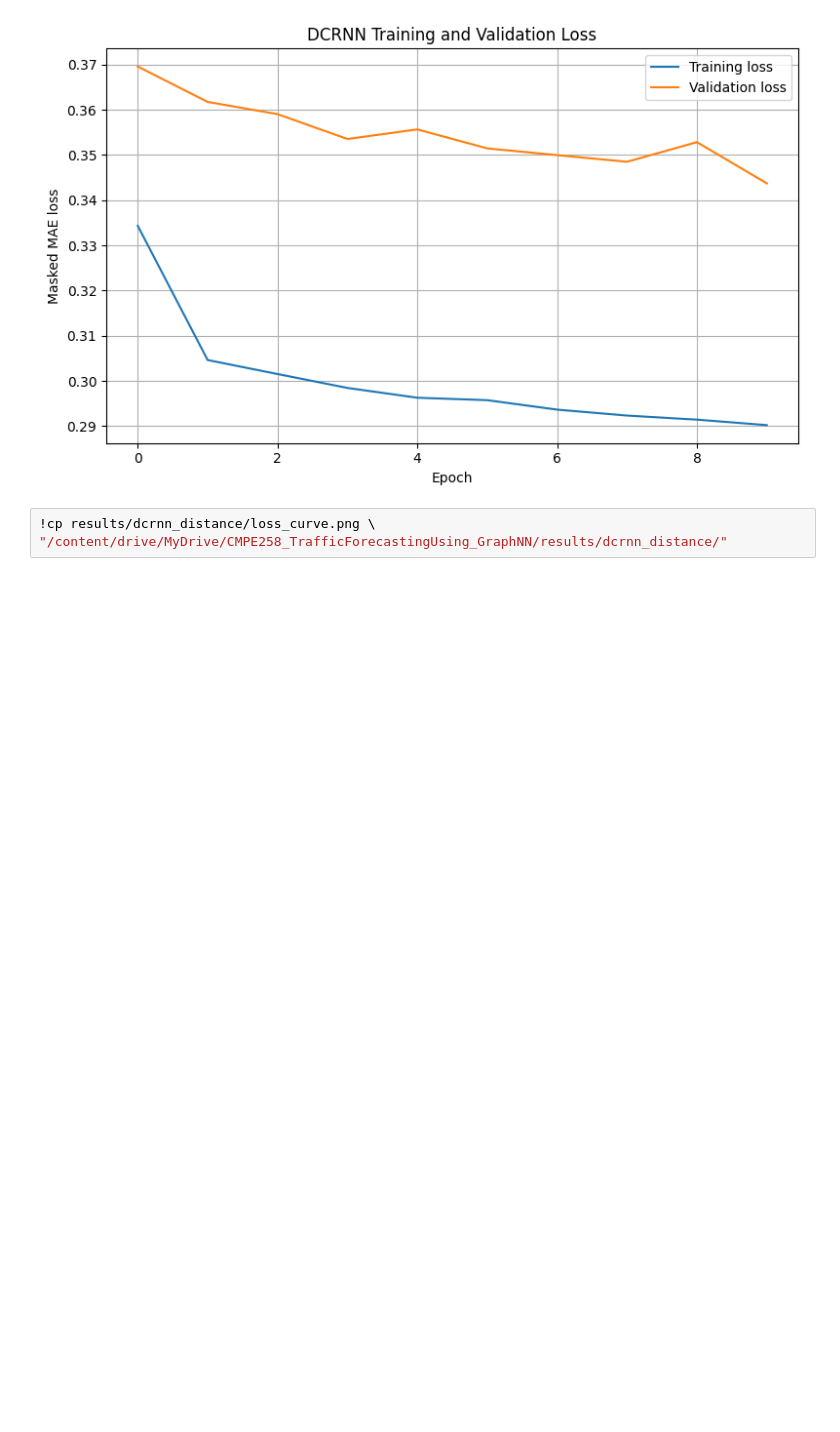
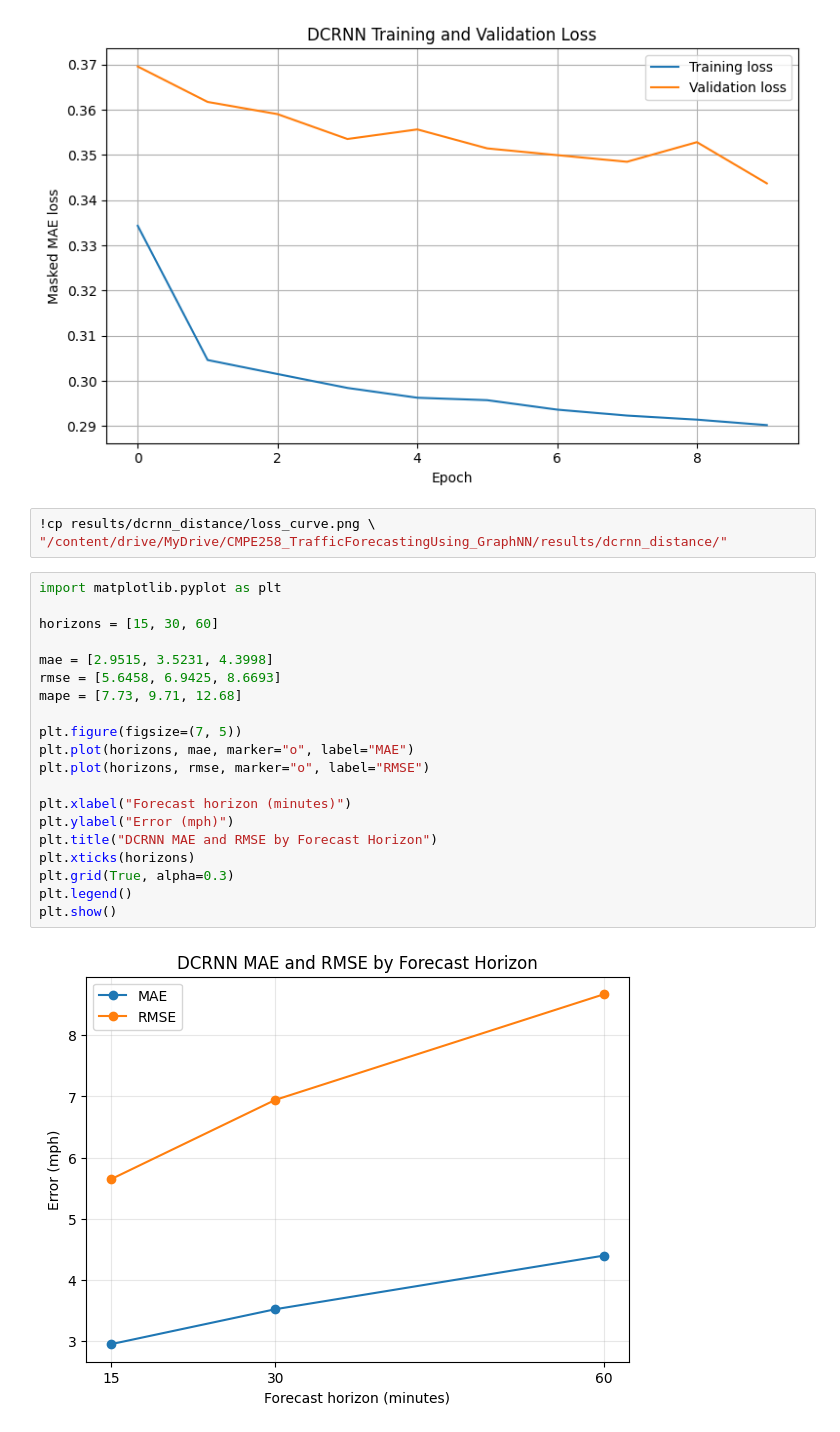
Before and after one commit to mansiguptacs/CMPE_258_TrafficForecastingUsing_GraphNN, a Jupyter notebook: notebooks/03_train_dcrnn.ipynb, the cells around one changed output. Drawn from its saved outputs; the diff is of its cells as text; blank space fills up the shorter version.

Commit message:
Add DCRNN evaluation graphs

```diff
--- a/notebooks/03_train_dcrnn.ipynb
+++ b/notebooks/03_train_dcrnn.ipynb
@@ -869,3 +869,25 @@ plt.show()
 # %%
 !cp results/dcrnn_distance/loss_curve.png \
 "/content/drive/MyDrive/CMPE258_TrafficForecastingUsing_GraphNN/results/dcrnn_distance/"
+# %%
+import matplotlib.pyplot as plt
+
+horizons = [15, 30, 60]
+
+mae = [2.9515, 3.5231, 4.3998]
+rmse = [5.6458, 6.9425, 8.6693]
+mape = [7.73, 9.71, 12.68]
+
+plt.figure(figsize=(7, 5))
+plt.plot(horizons, mae, marker="o", label="MAE")
+plt.plot(horizons, rmse, marker="o", label="RMSE")
+
+plt.xlabel("Forecast horizon (minutes)")
+plt.ylabel("Error (mph)")
+plt.title("DCRNN MAE and RMSE by Forecast Horizon")
+plt.xticks(horizons)
+plt.grid(True, alpha=0.3)
+plt.legend()
+plt.show()
+# %% [output]
+[figure, added]
```
Also changed, not shown: parts of 1 cell of this notebook.
